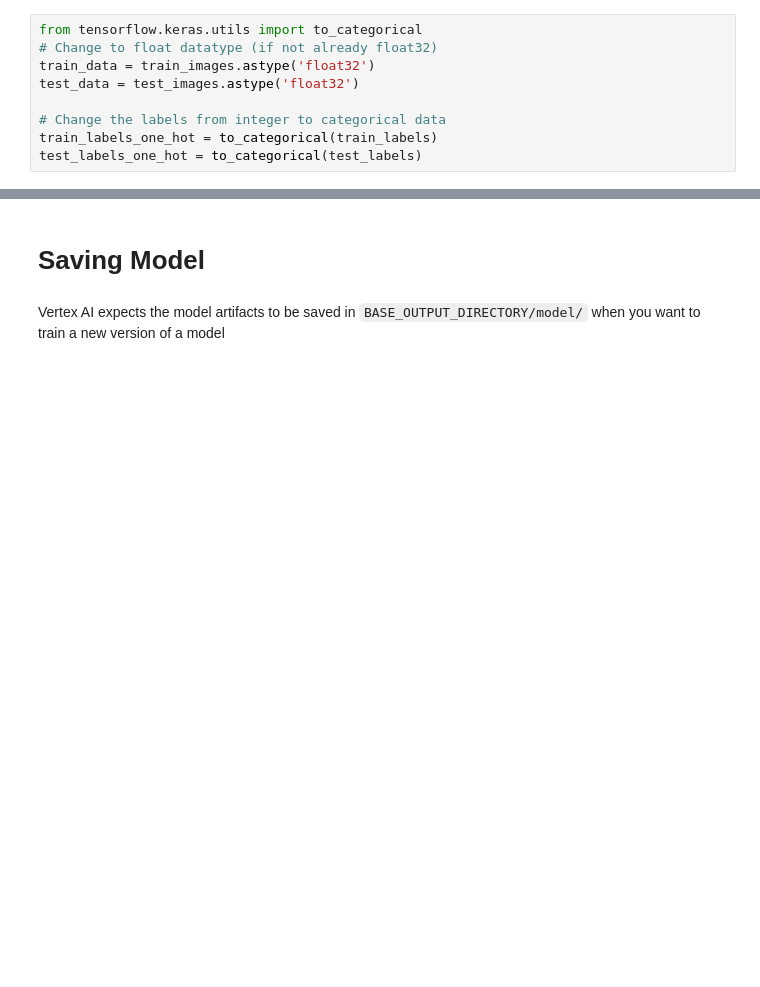
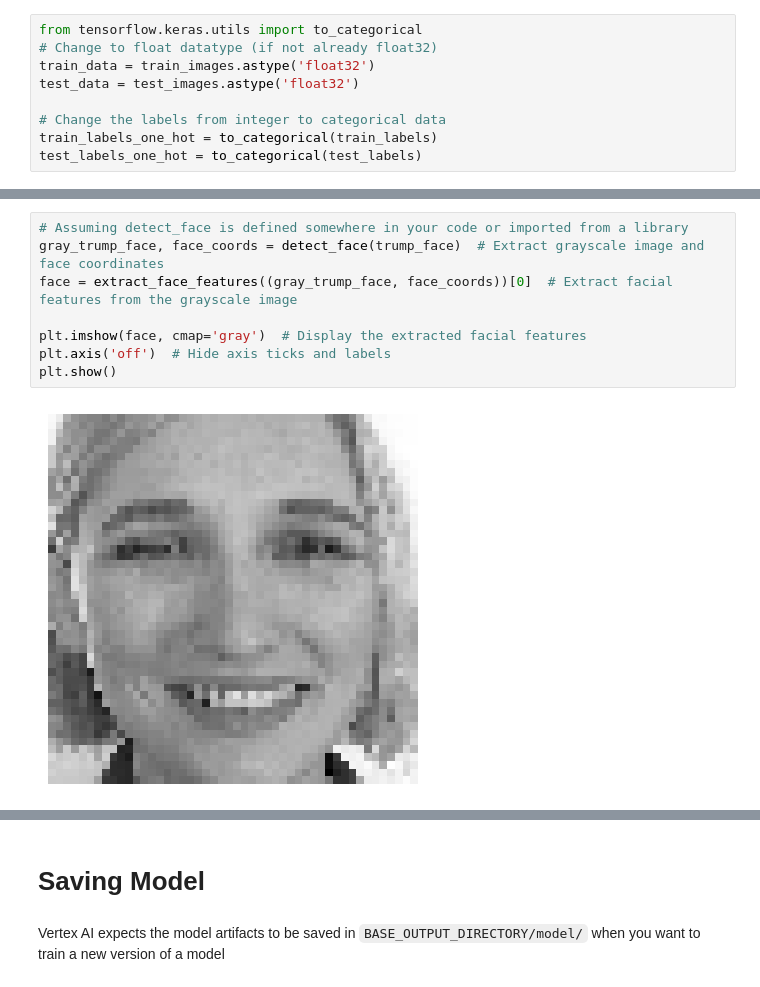
Before and after one commit to Serena-Smart-Home-Smart-Wellbeing/serena-emotion-detector, a Jupyter notebook: trainer/task.ipynb, the cells around one changed output, grey strips where cells are left out. Saved outputs shown, nothing was run; the diff lists cells and outputs as text; blank space fills up the shorter version.

```diff
--- a/trainer/task.ipynb
+++ b/trainer/task.ipynb
@@ -79,0 +300,10 @@ test_labels_one_hot = to_categorical(test_labels)
+# %%
+# Assuming detect_face is defined somewhere in your code or imported from a library
+gray_trump_face, face_coords = detect_face(trump_face)  # Extract grayscale image and face coordinates
+face = extract_face_features((gray_trump_face, face_coords))[0]  # Extract facial features from the grayscale image
+
+plt.imshow(face, cmap='gray')  # Display the extracted facial features
+plt.axis('off')  # Hide axis ticks and labels
+plt.show()
+# %% [output]
+[figure, added]
```
Also changed, not shown: parts of 20 cells of this notebook, 8 other files.
